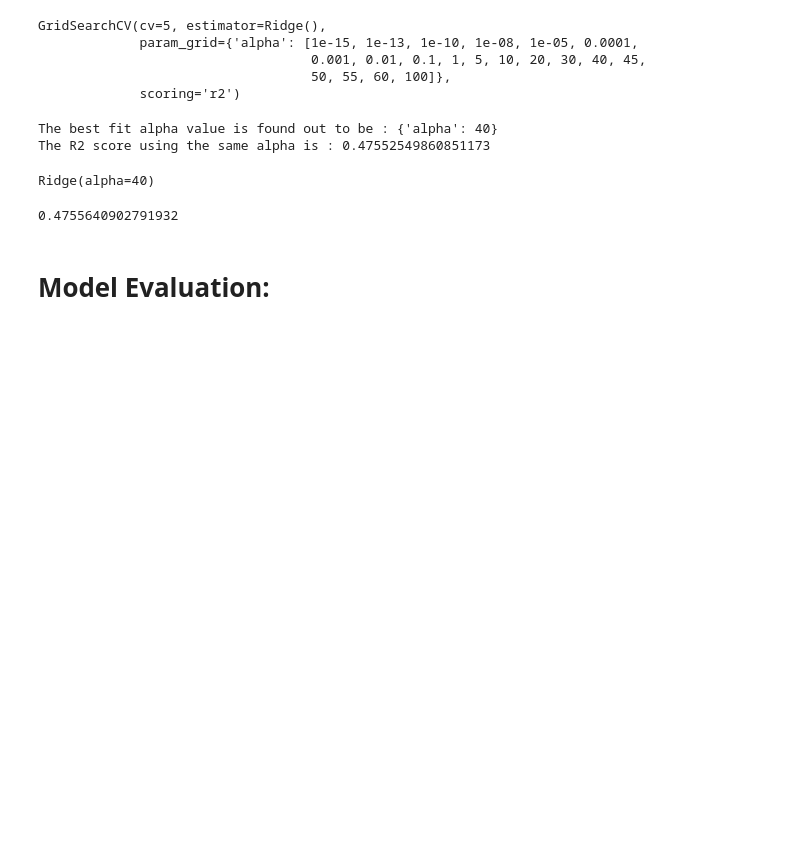
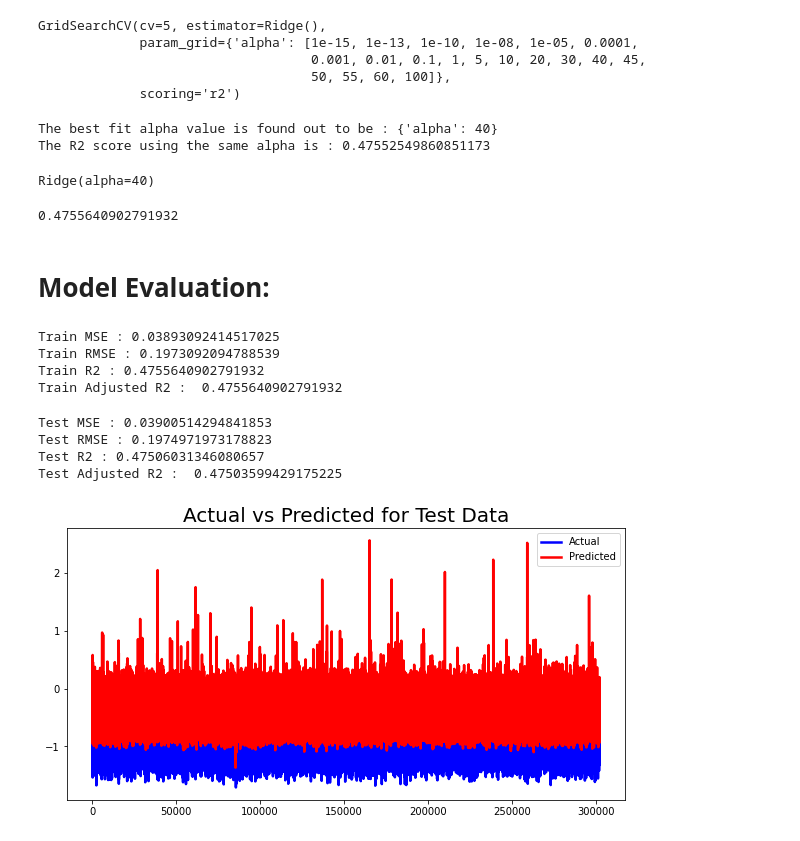
Before and after one commit to SwenFereira/NYC-Taxi-Trip-Time-Prediction---Capstone-Project, a Jupyter notebook: Final_NYC_Taxi_Trip_Time_Prediction_Capstone_Project.ipynb, the cells around one changed output. Saved outputs shown, nothing was run; the diff lists cells and outputs as text; code cells hidden in the pictures; blank space fills up the shorter version.

```diff
--- a/Final_NYC_Taxi_Trip_Time_Prediction_Capstone_Project.ipynb
+++ b/Final_NYC_Taxi_Trip_Time_Prediction_Capstone_Project.ipynb
@@ -1170,3 +1170,48 @@ y_pred_ridge_train=ridge_regressor.predict(X_train)
 y_pred_ridge_test = ridge_regressor.predict(X_test)
 # %% [markdown]
 # **Model Evaluation:**
+# %%
+ridge_train_mse  = mean_squared_error(y_train, y_pred_ridge_train)
+print("Train MSE :" , ridge_train_mse)
+
+ridge_train_rmse = np.sqrt(ridge_train_mse)
+print("Train RMSE :" ,ridge_train_rmse)
+
+ridge_train_r2 = r2_score(y_train, y_pred_ridge_train)
+print("Train R2 :" ,ridge_train_r2)
+
+ridge_train_r2_= 1-(1-r2_score(y_train, y_pred_ridge_train))*((X_train.shape[0]-1)/(X_train.shape[0]-X_train.shape[1]-1))
+print("Train Adjusted R2 : ", ridge_train_r2)
+# %% [output]
+Train MSE : 0.03893092414517025
+Train RMSE : 0.1973092094788539
+Train R2 : 0.4755640902791932
+Train Adjusted R2 :  0.4755640902791932
+# %%
+ridge_test_mse  = mean_squared_error(y_test, y_pred_ridge_test)
+print("Test MSE :" , ridge_test_mse)
+
+ridge_test_rmse = np.sqrt(ridge_test_mse)
+print("Test RMSE :" ,ridge_test_rmse)
+
+ridge_test_r2 = r2_score(y_test, y_pred_ridge_test)
+print("Test R2 :" ,ridge_test_r2)
+
+ridge_test_r2_= 1-(1-r2_score(y_test, y_pred_ridge_test))*((X_test.shape[0]-1)/(X_test.shape[0]-X_test.shape[1]-1))
+print("Test Adjusted R2 : ", ridge_test_r2_)
+# %% [output]
+Test MSE : 0.03900514294841853
+Test RMSE : 0.1974971973178823
+Test R2 : 0.47506031346080657
+Test Adjusted R2 :  0.47503599429175225
+# %%
+#Actual vs Prediction
+plt.figure(figsize= (10,5))
+c= [i for i in range(0, len(y_test))]
+plt.plot(c, y_test, color='blue', linewidth=2.5, linestyle='-')
+plt.plot(c, y_pred_ridge_test, color='red', linewidth=2.5, linestyle='-')
+plt.title('Actual vs Predicted for Test Data', fontsize=20)
+plt.legend(["Actual", "Predicted"])
+plt.show()
+# %% [output]
+[figure, added]
```
Also changed, not shown: parts of 18 cells of this notebook.
